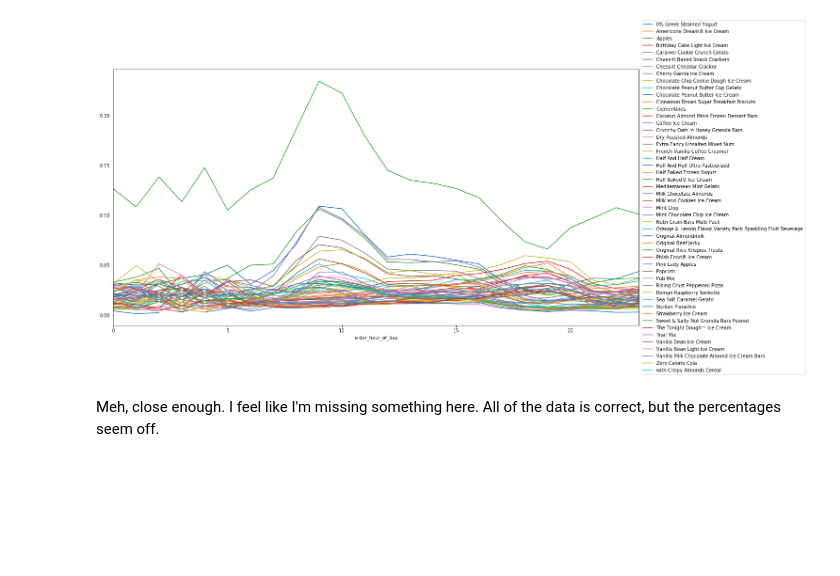
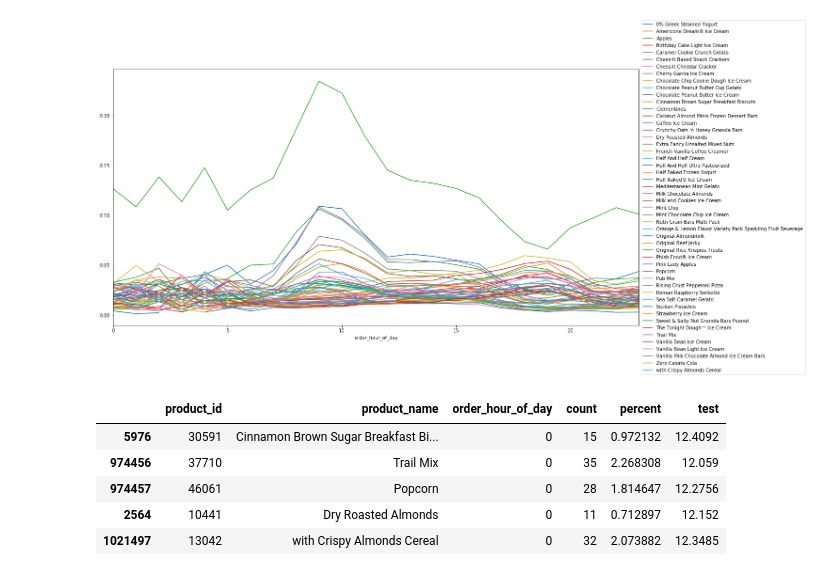
Before and after one commit to ngriggs/DS-Unit-1-Sprint-2-Data-Wrangling-and-Storytelling, a Jupyter notebook: module1-join-and-reshape-data/LS_DS_121_Join_and_Reshape_Data.ipynb, the cells around one changed output. Saved outputs shown, nothing was run; the diff lists cells and outputs as text; code cells hidden in the pictures; blank space fills up the shorter version.

```diff
--- a/module1-join-and-reshape-data/LS_DS_121_Join_and_Reshape_Data.ipynb
+++ b/module1-join-and-reshape-data/LS_DS_121_Join_and_Reshape_Data.ipynb
@@ -847,5 +847,14 @@ df3.pivot_table(index='order_hour_of_day', columns='product_name', values='perce
 plt.legend(loc='center left', bbox_to_anchor=(1, 0.5));
 # %% [output]
 [figure]
-# %% [markdown]
-Meh, close enough. I feel like I'm missing something here. All of the data is correct, but the percentages seem off.
+# %%
+df3['percent'] = (df3['count'] / (df3.groupby('order_hour_of_day')['count'].transform('sum')))
+df3['percent'] = df3['percent'] * 100
+df3.head()
+# %% [output]
+|  | product_id | product_name | order_hour_of_day | count | percent | test |
+| 5976 | 30591 | Cinnamon Brown Sugar Breakfast Bi... | 0 | 15 | 0.972132 | 12.4092 |
+| 974456 | 37710 | Trail Mix | 0 | 35 | 2.268308 | 12.059 |
+| 974457 | 46061 | Popcorn | 0 | 28 | 1.814647 | 12.2756 |
+| 2564 | 10441 | Dry Roasted Almonds | 0 | 11 | 0.712897 | 12.152 |
+| 1021497 | 13042 | with Crispy Almonds Cereal | 0 | 32 | 2.073882 | 12.3485 |
```
Also changed, not shown: parts of 2 cells of this notebook.
